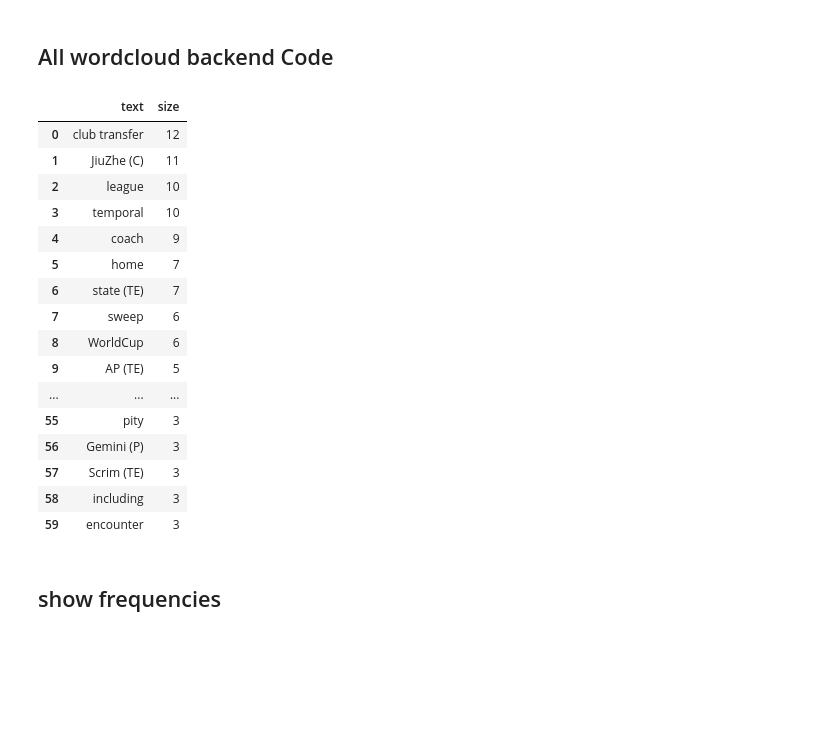
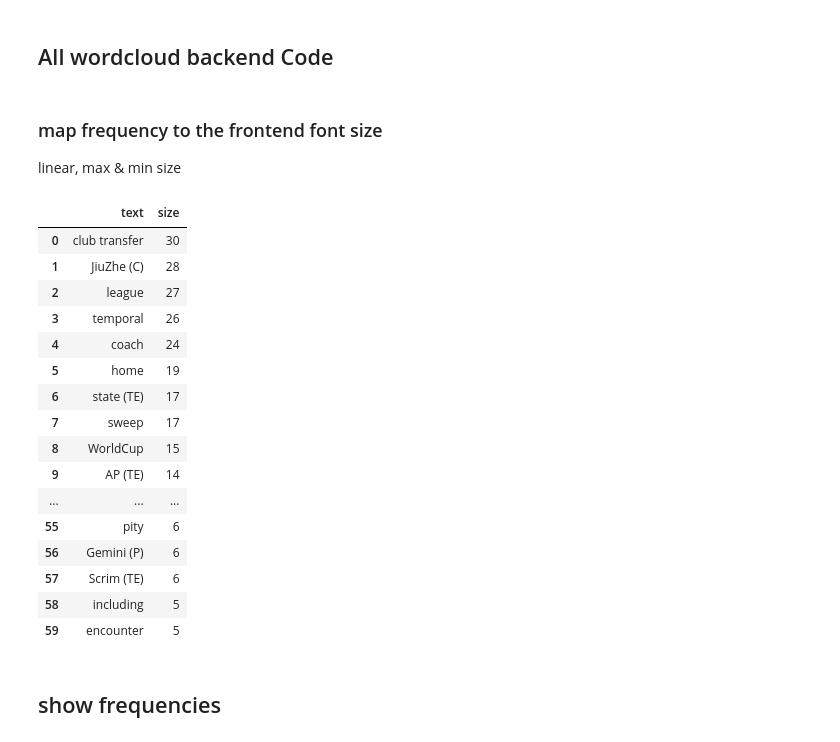
Before and after one commit to BanPickVis/System, a Jupyter notebook: wordcloud_temp_place/wordcloud_script.ipynb, the cells around one changed output. Drawn from its saved outputs; the diff is of its cells as text; code cells hidden in the pictures; blank space fills up the shorter version.

Commit message:
wordcloud_frontend_resize_delta

```diff
--- a/wordcloud_temp_place/wordcloud_script.ipynb
+++ b/wordcloud_temp_place/wordcloud_script.ipynb
@@ -122,33 +122,36 @@ for wd in output_df['text']:
 # save to the output csv
 output_df.to_csv('words_frequency.csv')
 output_df.to_json(orient="records",path_or_buf = 'words_frequency.json')
+# %% [markdown]
+### map frequency to the frontend font size
+linear, max & min size
 # %%
 output_df_size = output_df.rename(columns={"text": "text", "count": "size"})
 max_count = int(output_df['count'].iat[0])
 max_font = 30
-min_font = 3
+min_font = 5
 # if (x_count/max_count)*max_font (relavtive font size) > min font size, return relative size, else return minimum size
 output_df_size["size"] = output_df_size["size"].apply(lambda x: int(x*max_font/max_count) if int(x*max_font/max_count)>=min_font else min_font)
 output_df_size.to_json(orient="records",path_or_buf = 'words_size.json')
 output_df_size
 # %% [output]
 |  | text | size |
-| 0 | club transfer | 12 |
-| 1 | JiuZhe (C) | 11 |
-| 2 | league | 10 |
-| 3 | temporal | 10 |
-| 4 | coach | 9 |
-| 5 | home | 7 |
-| 6 | state (TE) | 7 |
-| 7 | sweep | 6 |
-| 8 | WorldCup | 6 |
-| 9 | AP (TE) | 5 |
+| 0 | club transfer | 30 |
+| 1 | JiuZhe (C) | 28 |
+| 2 | league | 27 |
+| 3 | temporal | 26 |
+| 4 | coach | 24 |
+| 5 | home | 19 |
+| 6 | state (TE) | 17 |
+| 7 | sweep | 17 |
+| 8 | WorldCup | 15 |
+| 9 | AP (TE) | 14 |
 | ... | ... | ... |
-| 55 | pity | 3 |
-| 56 | Gemini (P) | 3 |
-| 57 | Scrim (TE) | 3 |
-| 58 | including | 3 |
-| 59 | encounter | 3 |
+| 55 | pity | 6 |
+| 56 | Gemini (P) | 6 |
+| 57 | Scrim (TE) | 6 |
+| 58 | including | 5 |
+| 59 | encounter | 5 |
 # %% [markdown]
 ## show frequencies
 # %%
```
Also changed, not shown: 1 other file.
